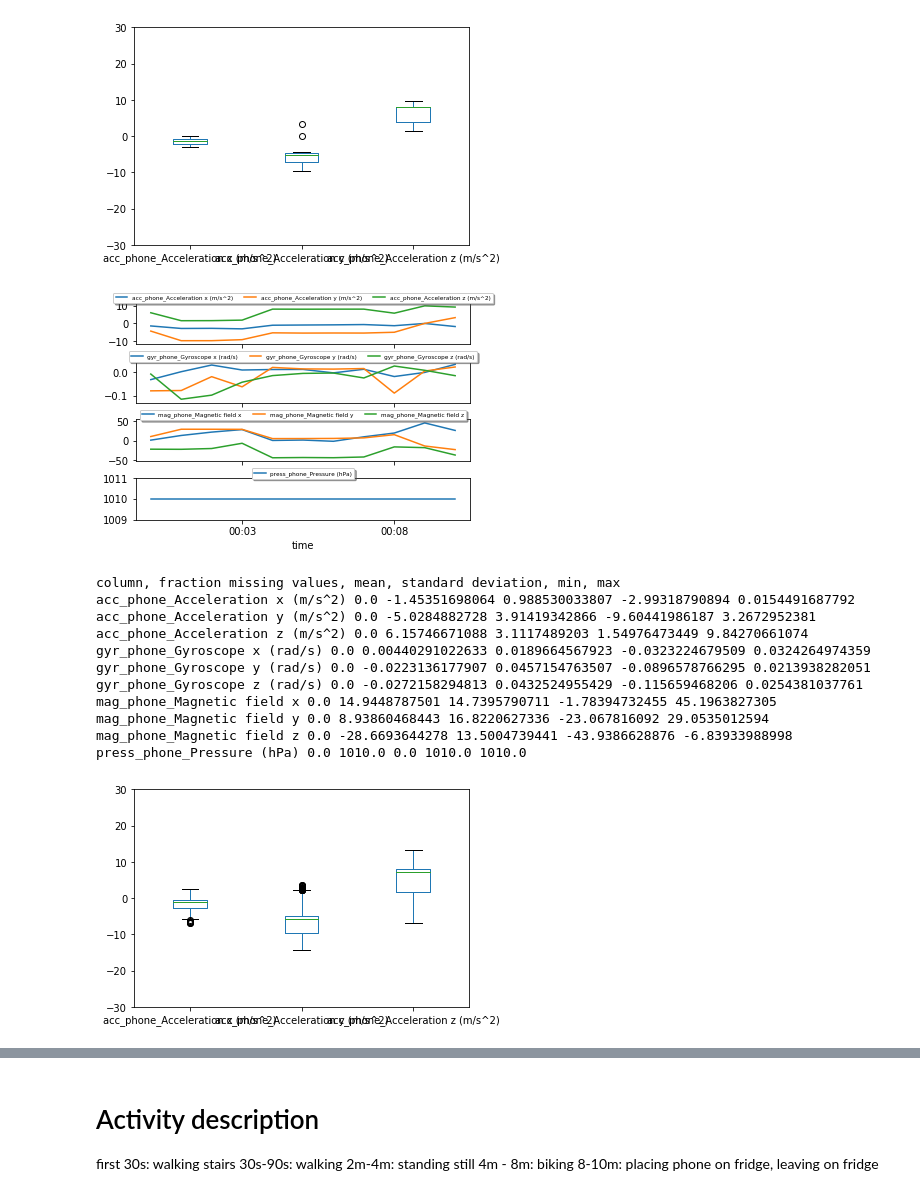
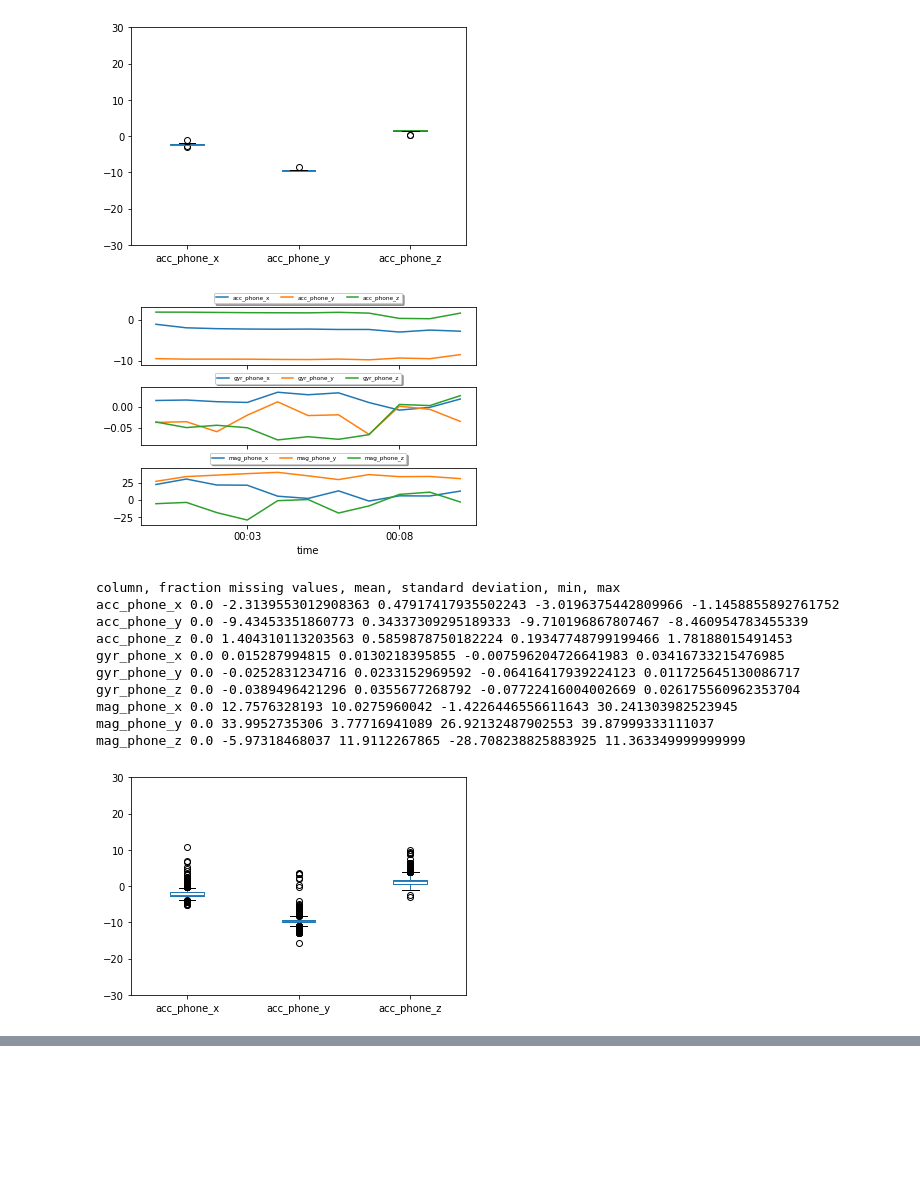
Before and after one commit to tmaaiveld/planningandreinf, a Jupyter notebook: ML4QS/ML4QS-master/PythonCode/Chapter2_vis.ipynb, the cells around one changed output, grey strips where cells are left out. Drawn from its saved outputs; the diff is of its cells as text; code cells hidden in the pictures; blank space fills up the shorter version.

```diff
--- a/ML4QS/ML4QS-master/PythonCode/Chapter2_vis.ipynb
+++ b/ML4QS/ML4QS-master/PythonCode/Chapter2_vis.ipynb
@@ -10,5 +8,5 @@ ImportError: No module named Chapter2.CreateDataset
 # %%
-dataset_path = '../datasets/phyphox_erik/Updated/'
+dataset_path = '/Users/tommymaaiveld/Documents/Github/planningandreinf/ML4QS/ML4QS-master/datasets/phyphox_erik_thurs/'
 result_dataset_path = './intermediate_datafiles/'
 
 if not os.path.exists(result_dataset_path):
@@ -33,16 +31,16 @@ for milliseconds_per_instance in granularities:
 
     # We add the accelerometer data (continuous numerical measurements) of the phone and the smartwatch
     # and aggregate the values per timestep by averaging the values/
-    DataSet.add_numerical_dataset('Accelerometer.csv', 'Time (s)', ['Acceleration x (m/s^2)',
-                                                                      'Acceleration y (m/s^2)',
-                                                                      'Acceleration z (m/s^2)'], 'avg', 'acc_phone_')
+    DataSet.add_numerical_dataset('Accelerometer.csv', 'timestamps', ['x',
+                                                                      'y',
+                                                                      'z'], 'avg', 'acc_phone_')
 #     DataSet.add_numerical_dataset('accelerometer_smartwatch.csv', 'timestamps', ['x','y','z'], 'avg', 'acc_watch_')
 
     # We add the gyroscope data (continuous numerical measurements) of the phone and the smartwatch
     # and aggregate the values per timestep by averaging the values/
-    DataSet.add_numerical_dataset('Gyroscope.csv', 'Time (s)', ['Gyroscope x (rad/s)',
-                                                                'Gyroscope y (rad/s)',
-                                                                'Gyroscope z (rad/s)'], 'avg', 'gyr_phone_')
+    DataSet.add_numerical_dataset('Gyroscope.csv', 'timestamps', ['x',
+                                                                  'y',
+                                                                  'z'], 'avg', 'gyr_phone_')
 #     DataSet.add_numerical_dataset('gyroscope_smartwatch.csv', 'timestamps', ['x','y','z'], 'avg', 'gyr_watch_')
 
     # We add the heart rate (continuous numerical measurements) and aggregate by averaging again
@@ -58,52 +56,52 @@ for milliseconds_per_instance in granularities:
 
     # We add the magnetometer data (continuous numerical measurements) of the phone and the smartwatch
     # and aggregate the values per timestep by averaging the values
-    DataSet.add_numerical_dataset('Magnetometer.csv', 'Time (s)', ['Magnetic field x',
-                                                                   'Magnetic field y',
-                                                                   'Magnetic field z'], 'avg', 'mag_phone_')
+    DataSet.add_numerical_dataset('Magnetometer.csv', 'timestamps',['x',
+                                                                    'y',
+                                                                    'z'], 'avg', 'mag_phone_')
 #     DataSet.add_numerical_dataset('magnetometer_smartwatch.csv', 'timestamps', ['x','y','z'], 'avg', 'mag_watch_')
 
     # We add the pressure sensed by the phone (continuous numerical measurements) and aggregate by averaging again
-    DataSet.add_numerical_dataset('Pressure.csv', 'Time (s)', ['Pressure (hPa)'], 'avg', 'press_phone_')
+#     DataSet.add_numerical_dataset('Pressure.csv', 'timestamps', ['pressure'], 'avg', 'press_phone_')
 
     # Get the resulting pandas data table
 
     dataset = DataSet.data_table
 
     # Plot the data
 
     DataViz = VisualizeDataset()
 
     # Boxplot
-    DataViz.plot_dataset_boxplot(dataset, ['acc_phone_Acceleration x (m/s^2)','acc_phone_Acceleration y (m/s^2)',
-                                           'acc_phone_Acceleration z (m/s^2)'])
+    DataViz.plot_dataset_boxplot(dataset, ['acc_phone_x',
+                                           'acc_phone_y',
+                                           'acc_phone_z'])
 
     # Plot all data
-    DataViz.plot_dataset(dataset, ['acc_', 'gyr_', 'mag_', 'press_phone_'], ['like', 'like', 'like', 'like','like'], ['line', 'line', 'line', 'line','points'])
+    DataViz.plot_dataset(dataset, ['acc_', 'gyr_', 'mag_'], ['like', 'like', 'like','like'], ['line', 'line', 'line','points'])
 
     # And print a summary of the dataset
 
     util.print_statistics(dataset)
     datasets.append(copy.deepcopy(dataset))
 
 # And print the table that has been included in the book
-print('made it here yo')
 util.print_latex_table_statistics_two_datasets(datasets[0], datasets[1])
+util.print_latex_table_statistics_two_datasets(datasets[2], datasets[3])
 
 # Finally, store the last dataset we have generated (250 ms).
 dataset.to_csv(result_dataset_path + 'chapter2_result_notebook.csv')
 # %% [output]
-[figure, old version]
+[figure, new version]
-[figure, old version]
+[figure, new version]
 column, fraction missing values, mean, standard deviation, min, max
-acc_phone_Acceleration x (m/s^2) 0.0 -1.45351698064 0.988530033807 -2.99318790894 0.0154491687792
-acc_phone_Acceleration y (m/s^2) 0.0 -5.0284882728 3.91419342866 -9.60441986187 3.2672952381
-acc_phone_Acceleration z (m/s^2) 0.0 6.15746671088 3.1117489203 1.54976473449 9.84270661074
-gyr_phone_Gyroscope x (rad/s) 0.0 0.00440291022633 0.0189664567923 -0.0323224679509 0.0324264974359
-gyr_phone_Gyroscope y (rad/s) 0.0 -0.0223136177907 0.0457154763507 -0.0896578766295 0.0213938282051
-gyr_phone_Gyroscope z (rad/s) 0.0 -0.0272158294813 0.0432524955429 -0.115659468206 0.0254381037761
-mag_phone_Magnetic field x 0.0 14.9448787501 14.7395790711 -1.78394732455 45.1963827305
-mag_phone_Magnetic field y 0.0 8.93860468443 16.8220627336 -23.067816092 29.0535012594
-mag_phone_Magnetic field z 0.0 -28.6693644278 13.5004739441 -43.9386628876 -6.83933988998
-press_phone_Pressure (hPa) 0.0 1010.0 0.0 1010.0 1010.0
+acc_phone_x 0.0 -2.3139553012908363 0.47917417935502243 -3.0196375442809966 -1.1458855892761752
+acc_phone_y 0.0 -9.43453351860773 0.34337309295189333 -9.710196867807467 -8.460954783455339
+acc_phone_z 0.0 1.404310113203563 0.5859878750182224 0.19347748799199466 1.78188015491453
+gyr_phone_x 0.0 0.015287994815 0.0130218395855 -0.007596204726641983 0.03416733215476985
+gyr_phone_y 0.0 -0.0252831234716 0.0233152969592 -0.06416417939224123 0.011725645130086717
+gyr_phone_z 0.0 -0.0389496421296 0.0355677268792 -0.07722416004002669 0.026175560962353704
+mag_phone_x 0.0 12.7576328193 10.0275960042 -1.4226446556611643 30.241303982523945
+mag_phone_y 0.0 33.9952735306 3.77716941089 26.92132487902553 39.87999333111037
+mag_phone_z 0.0 -5.97318468037 11.9112267865 -28.708238825883925 11.363349999999999
-[figure, old version]
+[figure, new version]
@@ -154,8 +149,0 @@ press_phone_Pressure (hPa) & 0.00  /  62.49  &  1010.00  /  1010.00  &  0.00  /
-# %% [markdown]
-# Activity description
-
-first 30s: walking stairs
-30s-90s: walking
-2m-4m: standing still
-4m - 8m: biking
-8-10m: placing phone on fridge, leaving on fridge
```
Also changed, not shown: parts of 2 cells of this notebook, 1 other file.
